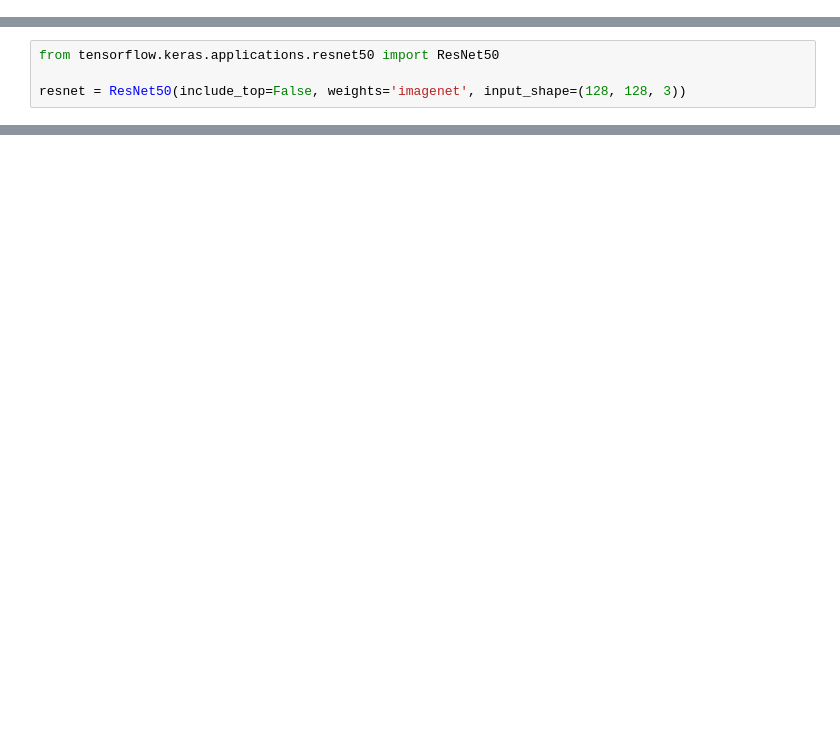
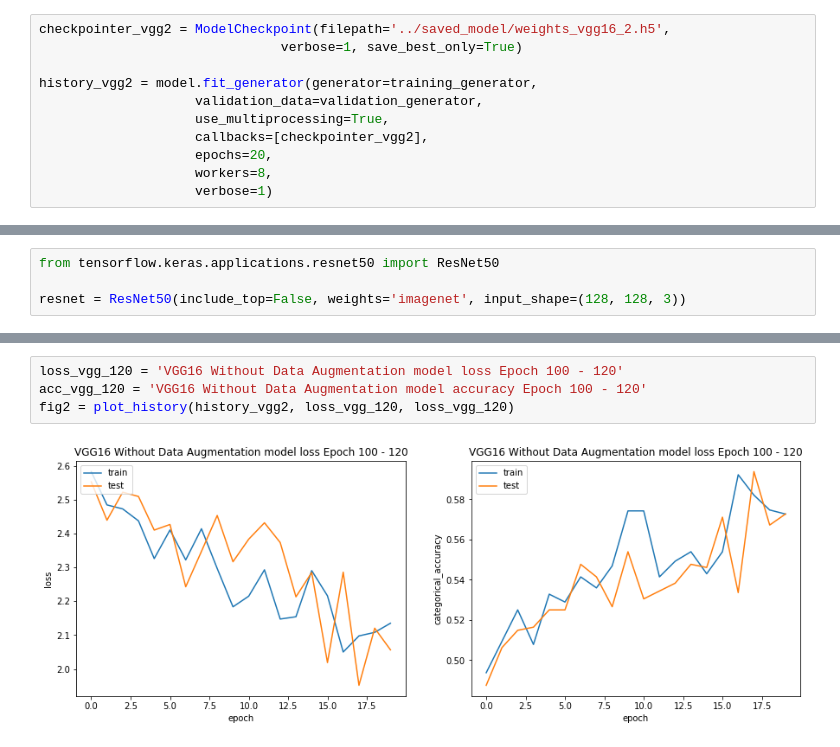
Before and after one commit to adaxz/6000G-5012_Project, a Jupyter notebook: code/Model.ipynb, the cells around one changed output, grey strips where cells are left out. Saved outputs shown, nothing was run; the diff lists cells and outputs as text; blank space fills up the shorter version.

```diff
--- a/code/Model.ipynb
+++ b/code/Model.ipynb
@@ -189,0 +210,11 @@ error: OpenCV(4.1.1) /io/opencv/modules/imgproc/src/color.cpp:182: error: (-215:
+# %%
+checkpointer_vgg2 = ModelCheckpoint(filepath='../saved_model/weights_vgg16_2.h5',
+                               verbose=1, save_best_only=True)
+
+history_vgg2 = model.fit_generator(generator=training_generator,
+                    validation_data=validation_generator,
+                    use_multiprocessing=True,
+                    callbacks=[checkpointer_vgg2],
+                    epochs=20,
+                    workers=8,
+                    verbose=1)
@@ -247,0 +362,6 @@ Epoch 80/80
+# %%
+loss_vgg_120 = 'VGG16 Without Data Augmentation model loss Epoch 100 - 120'
+acc_vgg_120 = 'VGG16 Without Data Augmentation model accuracy Epoch 100 - 120'
+fig2 = plot_history(history_vgg2, loss_vgg_120, loss_vgg_120)
+# %% [output]
+[figure, added]
```
Also changed, not shown: parts of 27 cells of this notebook.
